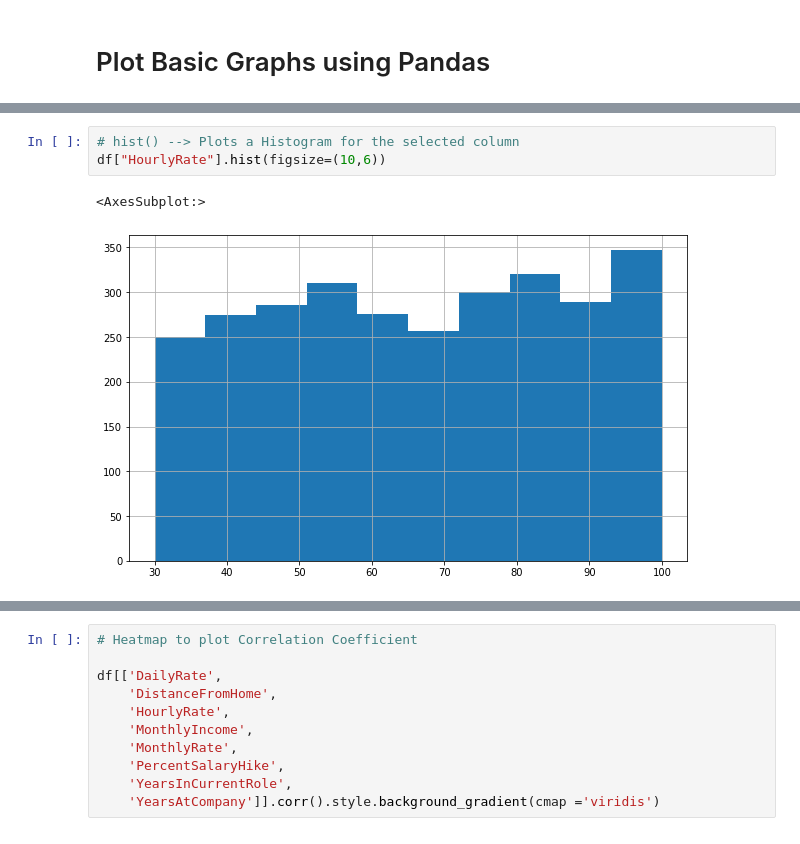
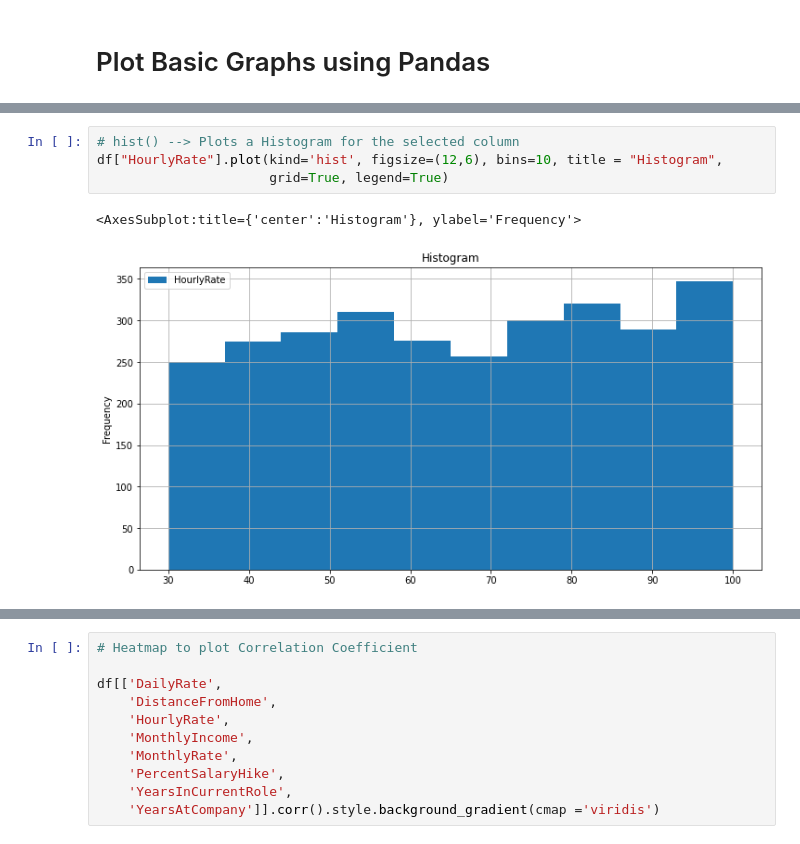
Before and after one commit to ArijitRoyDS/Learning-Python, a Jupyter notebook: Python-Modules/Pandas/Module Pandas.ipynb, the cells around one changed output, grey strips where cells are left out. Drawn from its saved outputs; the diff is of its cells as text.

```diff
--- a/Python-Modules/Pandas/Module Pandas.ipynb
+++ b/Python-Modules/Pandas/Module Pandas.ipynb
@@ -548,6 +657,7 @@ df.pivot_table('MonthlyIncome', ['Gender', 'Department', 'JobLevel'], 'Attrition
 # %%
 # hist() --> Plots a Histogram for the selected column
-df["HourlyRate"].hist(figsize=(10,6))
+df["HourlyRate"].plot(kind='hist', figsize=(12,6), bins=10, title = "Histogram",
+                      grid=True, legend=True)
 # %% [output]
-<AxesSubplot:>
+<AxesSubplot:title={'center':'Histogram'}, ylabel='Frequency'>
-[figure, old version]
+[figure, new version]
```
Also changed, not shown: parts of 47 cells of this notebook.
